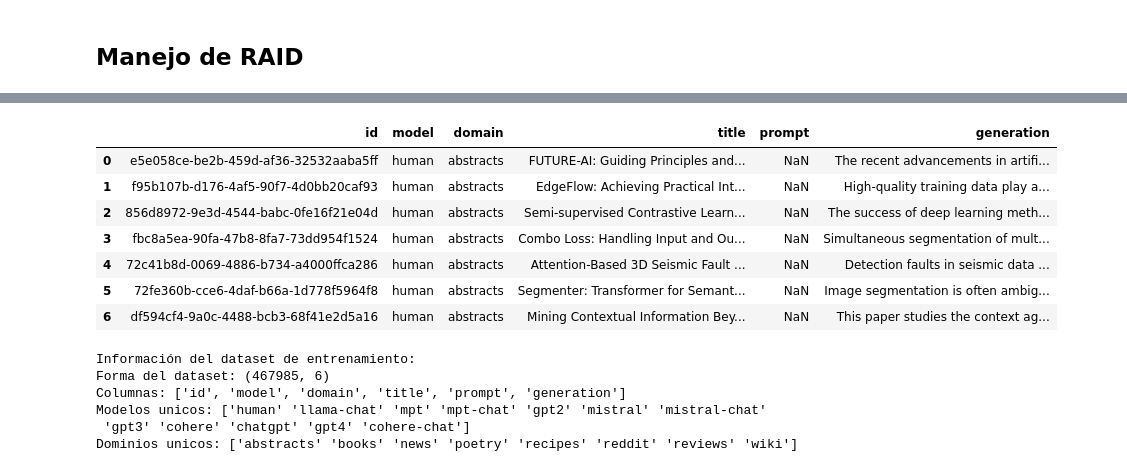
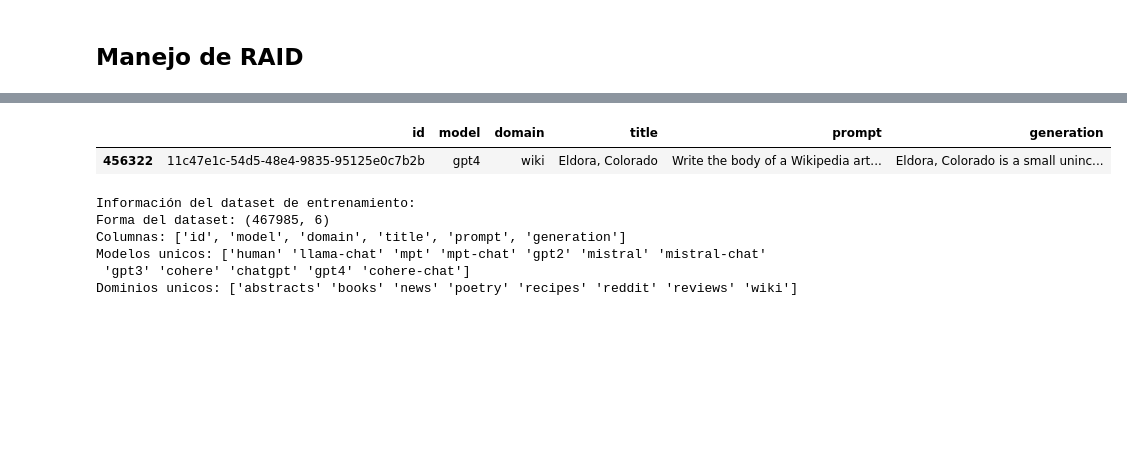
Before and after one commit to JaimeRamosT/Hybrid-authorship-detection---Stylometry, a Jupyter notebook: dataframe/dfBuild0.ipynb, the cells around one changed output, grey strips where cells are left out. Cells and saved outputs as stored; diff of their text form; code cells hidden in the pictures; blank space fills up the shorter version.

```diff
--- a/dfBuild0.ipynb
+++ b/dataframe/dfBuild0.ipynb
@@ -28,24 +28,23 @@ display(or_train_noadv_df.head(7))
 | 5 | 72fe360b-cce6-4daf-b66a-1d778f5964f8 | 72fe360b-cce6-4daf-b66a-1d778f5964f8 | 72fe360b-cce6-4daf-b66a-1d778f5964f8 | human | NaN | NaN | none | abstracts | Segmenter: Transformer for Semant... | ... |
 | 6 | df594cf4-9a0c-4488-bcb3-68f41e2d5a16 | df594cf4-9a0c-4488-bcb3-68f41e2d5a16 | df594cf4-9a0c-4488-bcb3-68f41e2d5a16 | human | NaN | NaN | none | abstracts | Mining Contextual Information Bey... | ... |
 # %%
+
 intCols = ['id','model', 'domain', 'title', 'prompt', 'generation']
 # print("Visualizar columnas específicas:")
-# train_noadv_df = or_train_noadv_df[or_train_noadv_df['model'] != 'human']
+train_noadv_df = or_train_noadv_df[or_train_noadv_df['id'] == '11c47e1c-54d5-48e4-9835-95125e0c7b2b']
 
 # Copia del dataframe con columnas específicas
-train_noadv_df = or_train_noadv_df.copy()
+# train_noadv_df = or_train_noadv_df.copy()
 train_noadv_df = train_noadv_df[intCols]
 
+pd.set_option('display.max_colwidth', None)  # Sin límite de ancho
+pd.set_option('display.max_rows', None)      # Sin límite de filas (usar con cuidado)
 display(train_noadv_df.head(7))
+pd.reset_option('display.max_colwidth')
+pd.reset_option('display.max_rows')
 # %% [output]
 |  | id | model | domain | title | prompt | generation |
-| 0 | e5e058ce-be2b-459d-af36-32532aaba5ff | human | abstracts | FUTURE-AI: Guiding Principles and... | NaN | The recent advancements in artifi... |
-| 1 | f95b107b-d176-4af5-90f7-4d0bb20caf93 | human | abstracts | EdgeFlow: Achieving Practical Int... | NaN | High-quality training data play a... |
-| 2 | 856d8972-9e3d-4544-babc-0fe16f21e04d | human | abstracts | Semi-supervised Contrastive Learn... | NaN | The success of deep learning meth... |
-| 3 | fbc8a5ea-90fa-47b8-8fa7-73dd954f1524 | human | abstracts | Combo Loss: Handling Input and Ou... | NaN | Simultaneous segmentation of mult... |
-| 4 | 72c41b8d-0069-4886-b734-a4000ffca286 | human | abstracts | Attention-Based 3D Seismic Fault ... | NaN | Detection faults in seismic data ... |
-| 5 | 72fe360b-cce6-4daf-b66a-1d778f5964f8 | human | abstracts | Segmenter: Transformer for Semant... | NaN | Image segmentation is often ambig... |
-| 6 | df594cf4-9a0c-4488-bcb3-68f41e2d5a16 | human | abstracts | Mining Contextual Information Bey... | NaN | This paper studies the context ag... |
+| 456322 | 11c47e1c-54d5-48e4-9835-95125e0c7b2b | gpt4 | wiki | Eldora, Colorado | Write the body of a Wikipedia art... | Eldora, Colorado is a small uninc... |
 # %%
 print("Información del dataset de entrenamiento:")
 print(f"Forma del dataset: {train_noadv_df.shape}")
```
Also changed, not shown: 16 other files.
